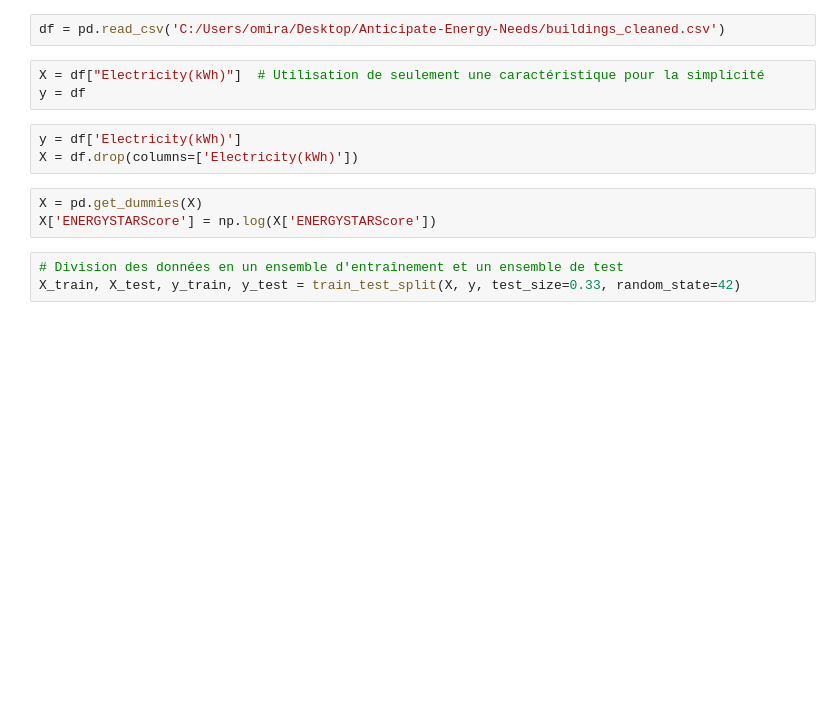
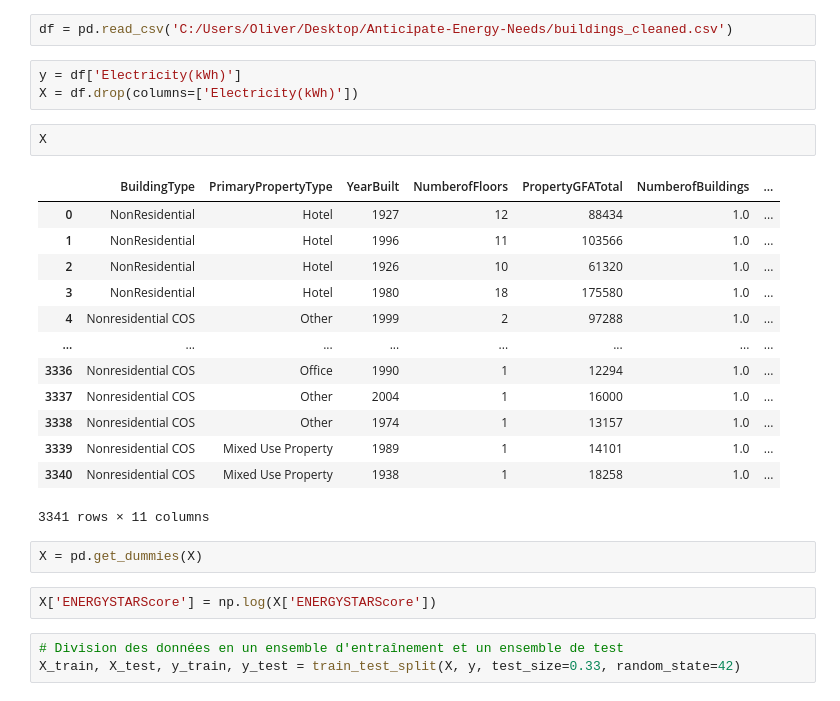
Before and after one commit to random-agile/Anticipate-Energy-Needs, a Jupyter notebook: Projet_3_Machine_Learning.ipynb, the cells around one changed output. Drawn from its saved outputs; the diff is of its cells as text; blank space fills up the shorter version.

```diff
--- a/Projet_3_Machine_Learning.ipynb
+++ b/Projet_3_Machine_Learning.ipynb
@@ -9,13 +32,27 @@ from sklearn import datasets
 # %%
-df = pd.read_csv('C:/Users/omira/Desktop/Anticipate-Energy-Needs/buildings_cleaned.csv')
+df = pd.read_csv('C:/Users/Oliver/Desktop/Anticipate-Energy-Needs/buildings_cleaned.csv')
-# %%
-X = df["Electricity(kWh)"]  # Utilisation de seulement une caractéristique pour la simplicité
-y = df
 # %%
 y = df['Electricity(kWh)']
 X = df.drop(columns=['Electricity(kWh)'])
+# %%
+X
+# %% [output]
+|  | BuildingType | PrimaryPropertyType | YearBuilt | NumberofFloors | PropertyGFATotal | NumberofBuildings | ... |
+| 0 | NonResidential | Hotel | 1927 | 12 | 88434 | 1.0 | ... |
+| 1 | NonResidential | Hotel | 1996 | 11 | 103566 | 1.0 | ... |
+| 2 | NonResidential | Hotel | 1926 | 10 | 61320 | 1.0 | ... |
+| 3 | NonResidential | Hotel | 1980 | 18 | 175580 | 1.0 | ... |
+| 4 | Nonresidential COS | Other | 1999 | 2 | 97288 | 1.0 | ... |
+| ... | ... | ... | ... | ... | ... | ... | ... |
+| 3336 | Nonresidential COS | Office | 1990 | 1 | 12294 | 1.0 | ... |
+| 3337 | Nonresidential COS | Other | 2004 | 1 | 16000 | 1.0 | ... |
+| 3338 | Nonresidential COS | Other | 1974 | 1 | 13157 | 1.0 | ... |
+| 3339 | Nonresidential COS | Mixed Use Property | 1989 | 1 | 14101 | 1.0 | ... |
+| 3340 | Nonresidential COS | Mixed Use Property | 1938 | 1 | 18258 | 1.0 | ... |
+3341 rows × 11 columns
+# %%
+X = pd.get_dummies(X)
 # %%
-X = pd.get_dummies(X)
 X['ENERGYSTARScore'] = np.log(X['ENERGYSTARScore'])
 # %%
 # Division des données en un ensemble d'entraînement et un ensemble de test
```
Also changed, not shown: parts of 17 cells of this notebook, 2 other files.
